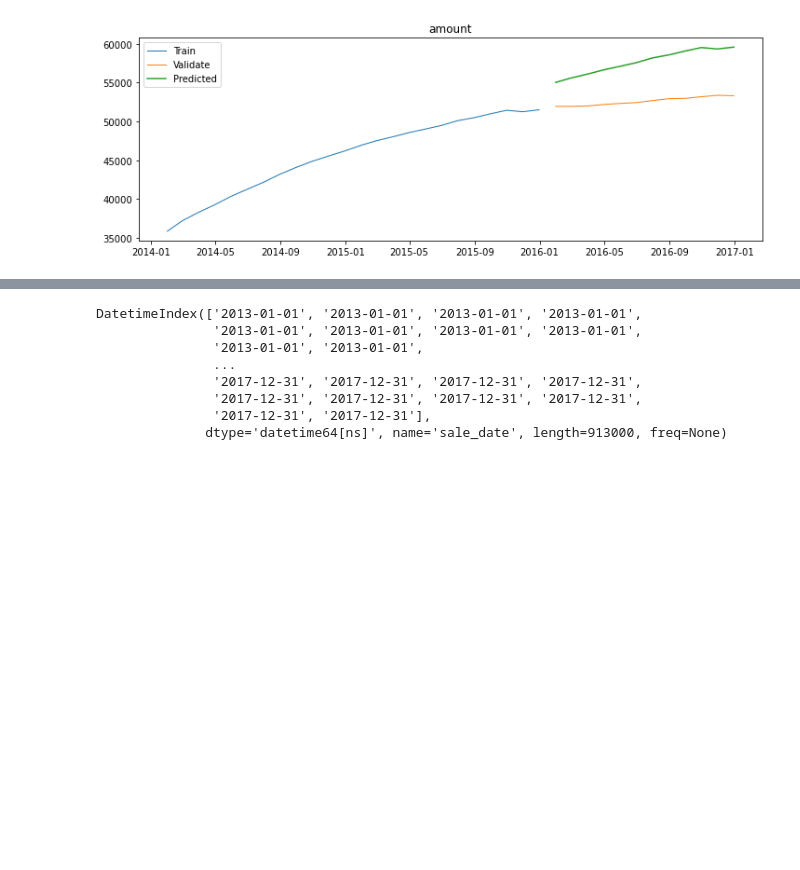
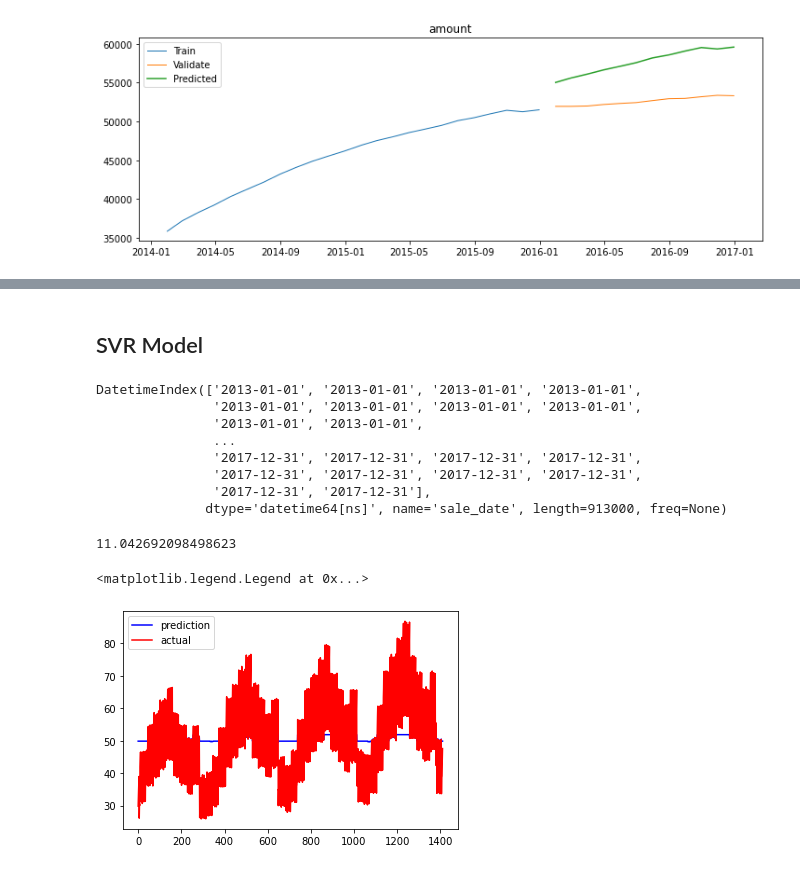
Before and after one commit to jesse-d-marder/time-series-exercises, a Jupyter notebook: model.ipynb, the cells around one changed output, grey strips where cells are left out. Saved outputs shown, nothing was run; the diff lists cells and outputs as text; code cells hidden in the pictures; blank space fills up the shorter version.

```diff
--- a/model.ipynb
+++ b/model.ipynb
@@ -300,0 +295,2 @@ df.resample('M').sum()
+# %% [markdown]
+## SVR Model
@@ -314,0 +319,10 @@ DatetimeIndex(['2013-01-01', '2013-01-01', '2013-01-01', '2013-01-01',
+# %%
+def embed_data(x, steps):
+    n = len(x)
+    xout = np.zeros((n-steps, steps))
+    yout = x[steps:]
+    for i in np.arange(steps, n):
+        xout[i-steps] = x[i-steps:i]
+    return xout, yout
+# %%
+xtrain, ytrain = embed_data(train, 50)
@@ -314,0 +331,5 @@ DatetimeIndex(['2013-01-01', '2013-01-01', '2013-01-01', '2013-01-01',
+# %%
+m = svm.SVR(gamma = 0.1)
+m_fit = m.fit(xtrain,ytrain)
+# %%
+y_pred = m_fit.predict(xtrain)
@@ -314,0 +338,11 @@ DatetimeIndex(['2013-01-01', '2013-01-01', '2013-01-01', '2013-01-01',
+# %%
+print(mse)
+# %% [output]
+11.042692098498623
+# %%
+plt.plot(y_pred, 'b-', label = 'prediction')
+plt.plot(ytrain, 'r-', label = 'actual')
+plt.legend()
+# %% [output]
+<matplotlib.legend.Legend at 0x...>
+[figure, added]
```
Also changed, not shown: parts of 30 cells of this notebook.
